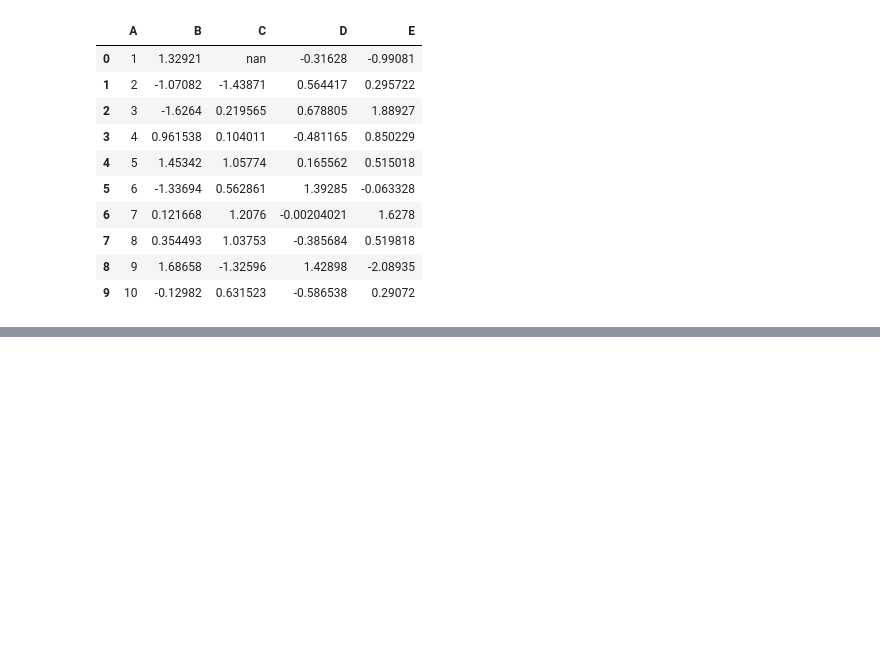
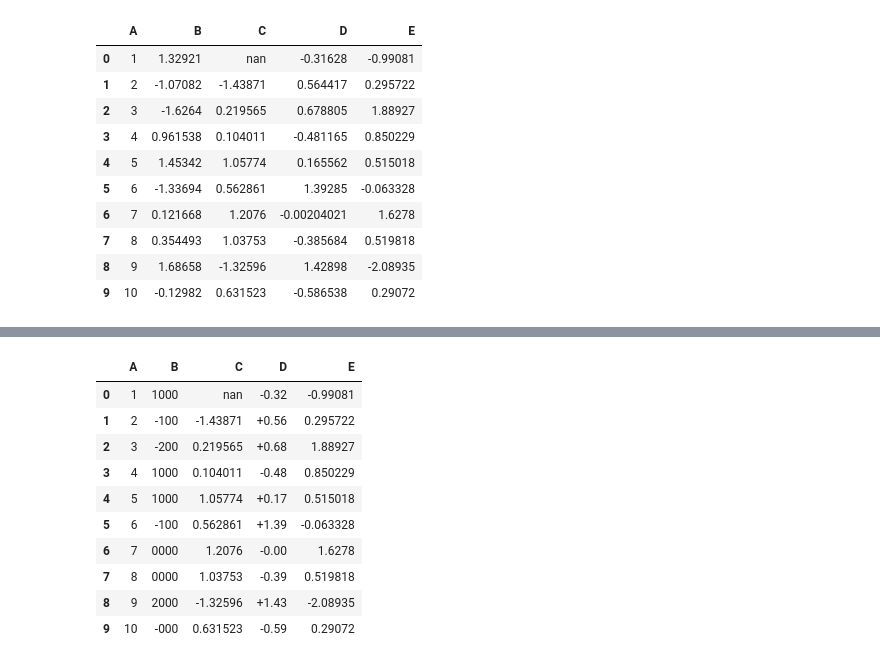
Before and after one commit to hceballos/Notebooks, a Jupyter notebook: DataFrame Estilos.ipynb, the cells around one changed output, grey strips where cells are left out. Cells and saved outputs as stored; diff of their text form; code cells hidden in the pictures; blank space fills up the shorter version.

```diff
--- a/DataFrame Estilos.ipynb
+++ b/DataFrame Estilos.ipynb
@@ -87,0 +173,17 @@ df.style.apply(highlight_max)
+# %%
+# Uso de diccionario para formatear columnas especificas
+# aplicar la condicion seguido de un punto y el formato.
+
+df.style.format({'B': "{:0<4.0f}", 'D': '{:+.2f}'})
+# %% [output]
+|  | A | B | C | D | E |
+| 0 | 1 | 1000 | nan | -0.32 | -0.99081 |
+| 1 | 2 | -100 | -1.43871 | +0.56 | 0.295722 |
+| 2 | 3 | -200 | 0.219565 | +0.68 | 1.88927 |
+| 3 | 4 | 1000 | 0.104011 | -0.48 | 0.850229 |
+| 4 | 5 | 1000 | 1.05774 | +0.17 | 0.515018 |
+| 5 | 6 | -100 | 0.562861 | +1.39 | -0.063328 |
+| 6 | 7 | 0000 | 1.2076 | -0.00 | 1.6278 |
+| 7 | 8 | 0000 | 1.03753 | -0.39 | 0.519818 |
+| 8 | 9 | 2000 | -1.32596 | +1.43 | -2.08935 |
+| 9 | 10 | -000 | 0.631523 | -0.59 | 0.29072 |
```
Also changed, not shown: parts of 27 cells of this notebook.
